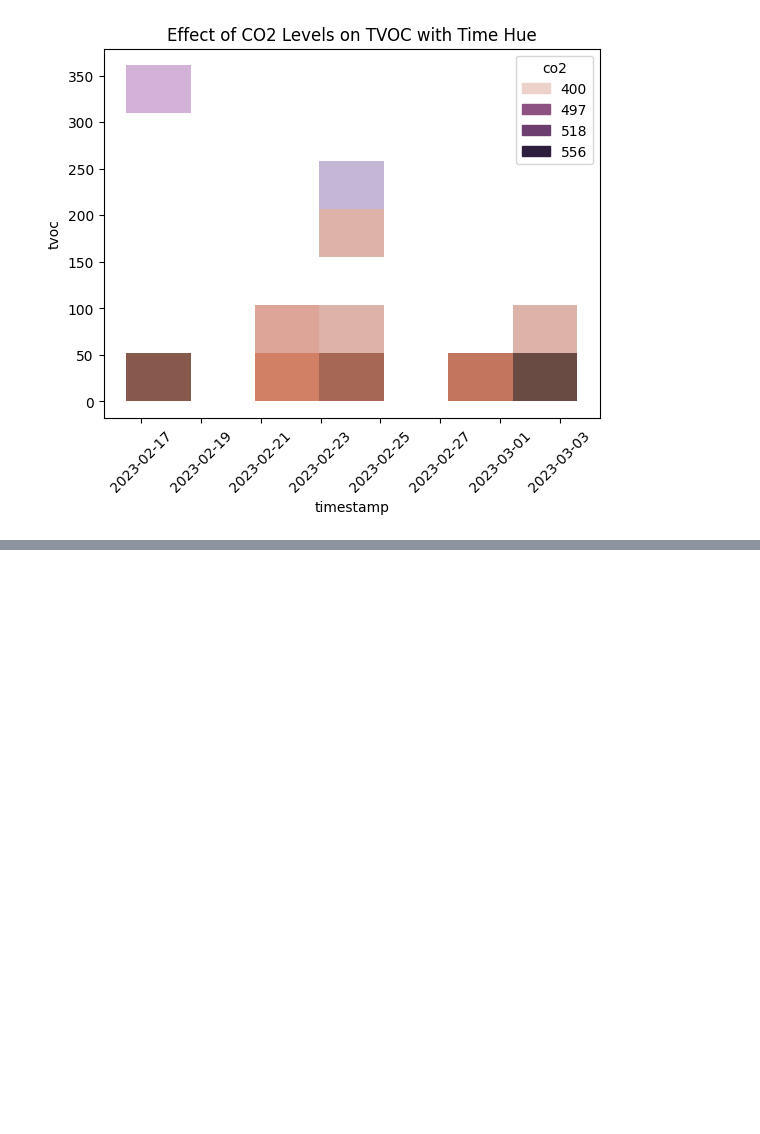
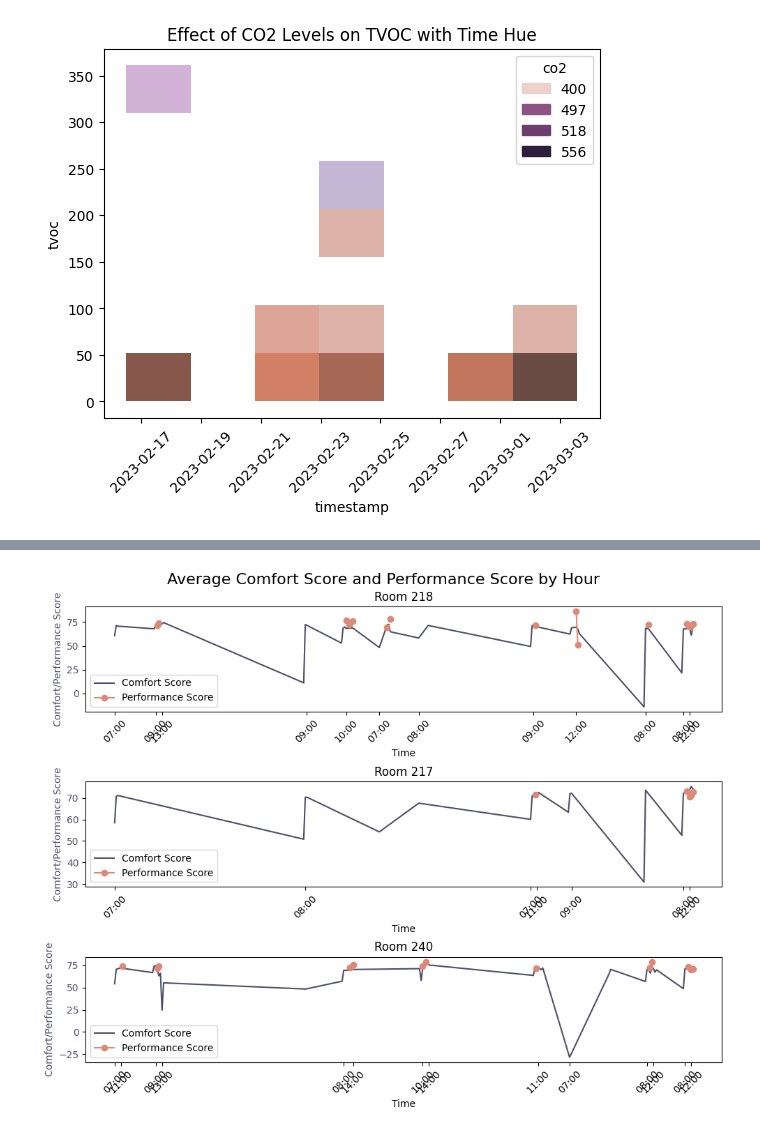
Before and after one commit to coldenate/aq-visualise, a Jupyter notebook: visualizations.ipynb, the cells around one changed output, grey strips where cells are left out. Cells and saved outputs as stored; diff of their text form; code cells hidden in the pictures; blank space fills up the shorter version.

```diff
--- a/visualizations.ipynb
+++ b/visualizations.ipynb
@@ -191,0 +207,55 @@ plt.show()
+# %%
+import numpy as np
+import matplotlib.pyplot as plt
+from datetime import timedelta
+
+def get_daily_averages(room_num):
+    daily_averages = {}
+    for date in dataset:
+        for m in dataset[date]['measurements']:
+            if m['room_num'] == room_num and m['timestamp'].hour >= 7 and m['timestamp'].hour < 15:
+                time = m['timestamp'].replace(minute=0, second=0, microsecond=0)
+                if time not in daily_averages:
+                    daily_averages[time] = {'comfort_score': [], 'performance_score': []}
+                daily_averages[time]['comfort_score'].append(m['comfort_score'])
+                survey_time = m['timestamp'] - timedelta(hours=1)
+                for survey in dataset[date]['surveys']:
+                    if survey['timestamp'].hour == survey_time.hour:
+                        daily_averages[time]['performance_score'].append(survey['performance_score'])
+
+    for time in daily_averages:
+        daily_averages[time]['comfort_score'] = np.mean(daily_averages[time]['comfort_score'])
+        daily_averages[time]['performance_score'] = np.mean(daily_averages[time]['performance_score'])
+
+    return daily_averages
+
+room_218 = get_daily_averages(218)
+room_217 = get_daily_averages(217)
+room_240 = get_daily_averages(240)
+
+fig, axs = plt.subplots(3, 1, figsize=(10, 8))
+
+room_num = [218, 217, 240]
+for i, (room, ax) in enumerate(zip([room_218, room_217, room_240], axs)):
+    times = list(room.keys())
+    comfort_scores = [room[time]['comfort_score'] for time in times]
+    performance_scores = [room[time]['performance_score'] for time in times]
+
+    ax.set_xlabel('Time')
+    ax.set_ylabel('Comfort/Performance Score', color=color1)
+    ax.plot(times, comfort_scores, color=primary_color, label='Comfort Score')
+    ax.plot(times, performance_scores, color=secondary_color, marker='o', label='Performance Score')
+    ax.tick_params(axis='y', labelcolor=color1)
+    ax.set_xticks(times[::4])
+    ax.set_xticklabels([t.strftime('%H:%M') for t in times[::4]], rotation=45)
+    ax.legend()
+
+    fig.tight_layout()
+
+    ax.set_title(f'Room {room_num[i]}')
+
+fig.suptitle('Average Comfort Score and Performance Score by Hour', fontsize=16)
+fig.subplots_adjust(top=0.92)
+plt.show()
+# %% [output]
+[figure, added]
```
Also changed, not shown: parts of 6 cells of this notebook, 2 other files.
